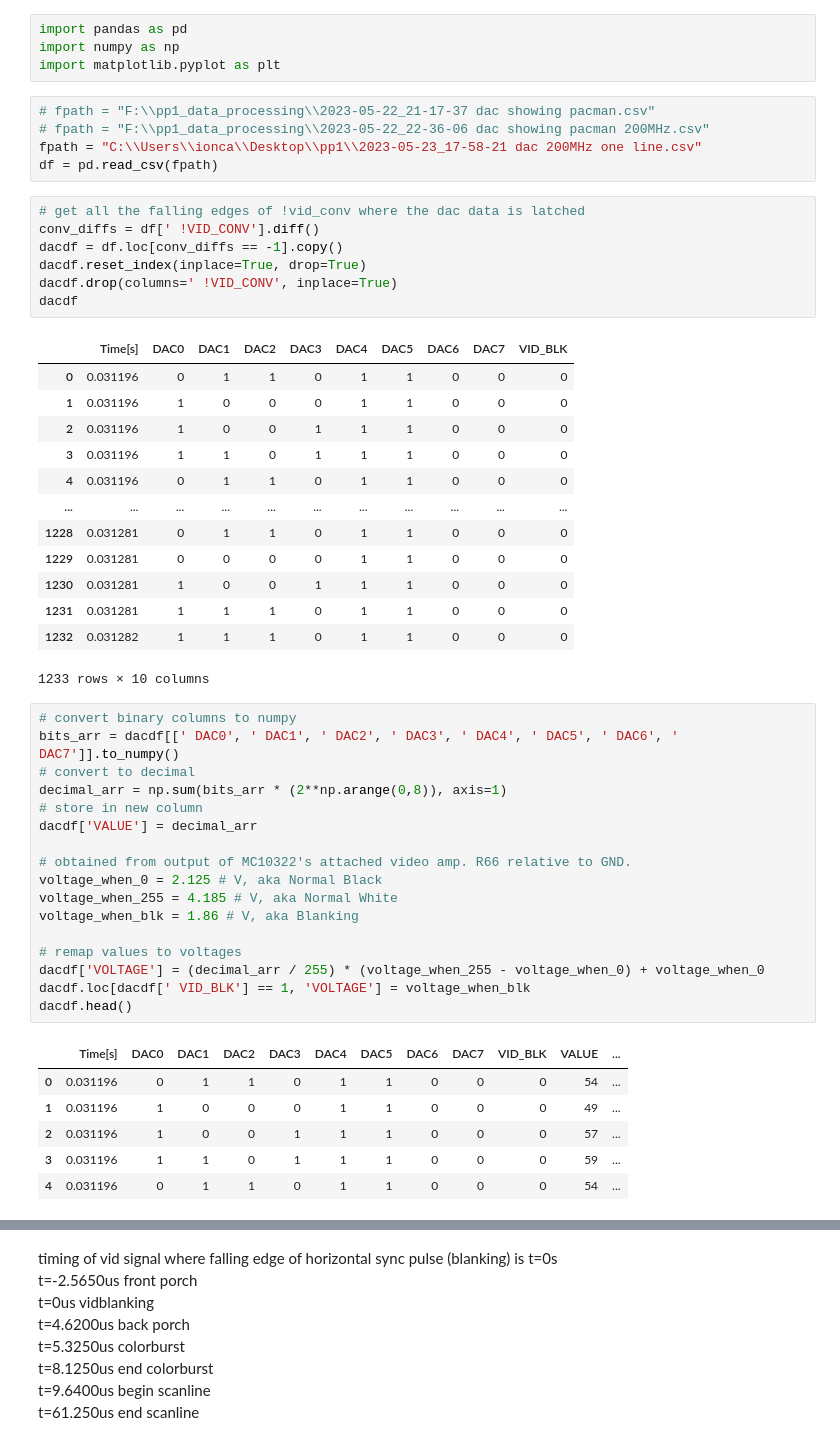
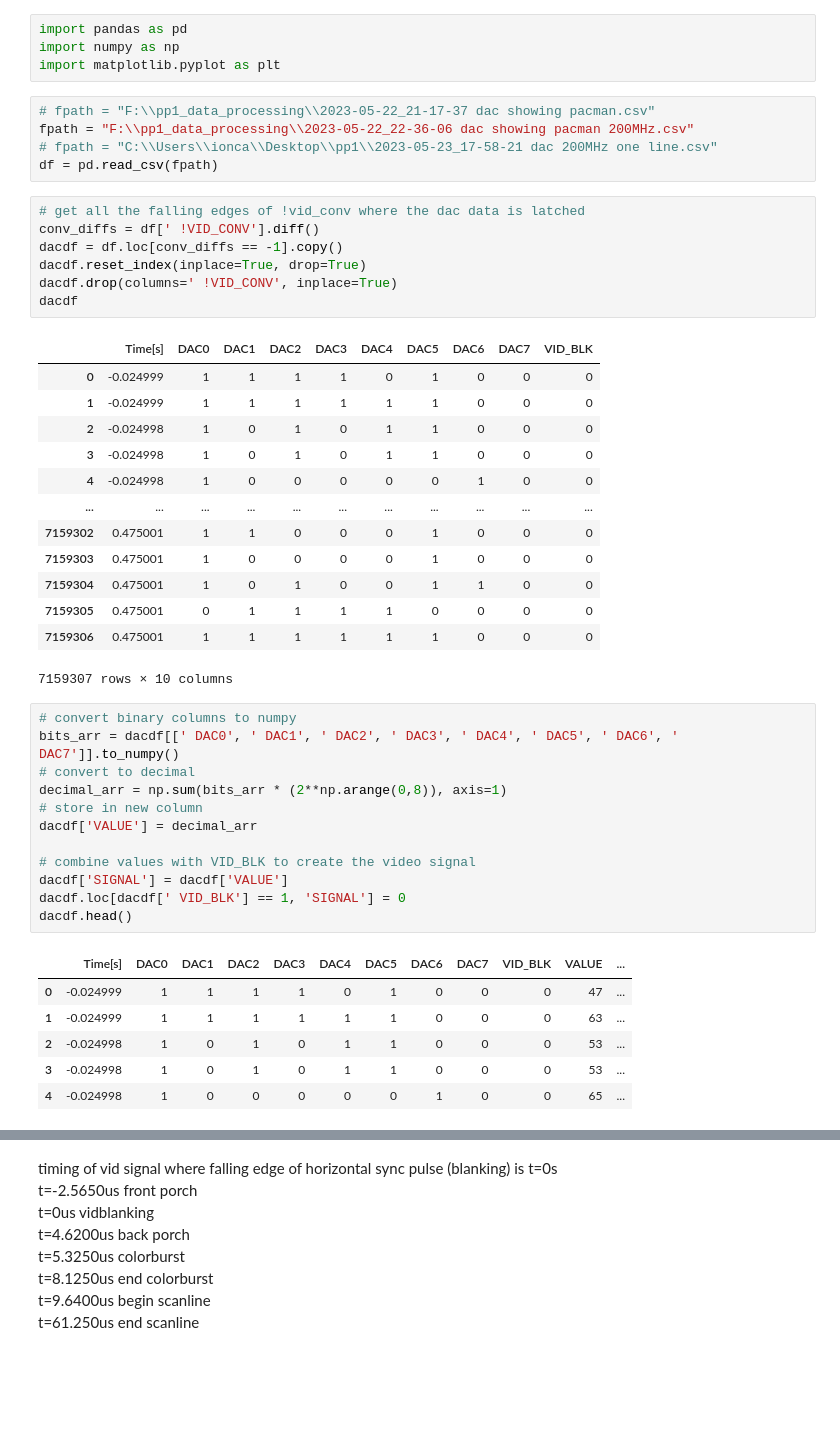
Before and after one commit to ebtrac/pp1_data_processing, a Jupyter notebook: pp1_dac_data_decoding.ipynb, the cells around one changed output, grey strips where cells are left out. Drawn from its saved outputs; the diff is of its cells as text; blank space fills up the shorter version.

```diff
--- a/pp1_dac_data_decoding.ipynb
+++ b/pp1_dac_data_decoding.ipynb
@@ -4,8 +4,8 @@ import numpy as np
 import matplotlib.pyplot as plt
 # %%
 # fpath = "F:\\pp1_data_processing\\2023-05-22_21-17-37 dac showing pacman.csv"
-# fpath = "F:\\pp1_data_processing\\2023-05-22_22-36-06 dac showing pacman 200MHz.csv"
-fpath = "C:\\Users\\ionca\\Desktop\\pp1\\2023-05-23_17-58-21 dac 200MHz one line.csv"
+fpath = "F:\\pp1_data_processing\\2023-05-22_22-36-06 dac showing pacman 200MHz.csv"
+# fpath = "C:\\Users\\ionca\\Desktop\\pp1\\2023-05-23_17-58-21 dac 200MHz one line.csv"
 df = pd.read_csv(fpath)
 # %%
 # get all the falling edges of !vid_conv where the dac data is latched
@@ -16,42 +16,37 @@ dacdf.drop(columns=' !VID_CONV', inplace=True)
 dacdf
 # %% [output]
 |  | Time[s] | DAC0 | DAC1 | DAC2 | DAC3 | DAC4 | DAC5 | DAC6 | DAC7 | VID_BLK |
-| 0 | 0.031196 | 0 | 1 | 1 | 0 | 1 | 1 | 0 | 0 | 0 |
-| 1 | 0.031196 | 1 | 0 | 0 | 0 | 1 | 1 | 0 | 0 | 0 |
-| 2 | 0.031196 | 1 | 0 | 0 | 1 | 1 | 1 | 0 | 0 | 0 |
-| 3 | 0.031196 | 1 | 1 | 0 | 1 | 1 | 1 | 0 | 0 | 0 |
-| 4 | 0.031196 | 0 | 1 | 1 | 0 | 1 | 1 | 0 | 0 | 0 |
+| 0 | -0.024999 | 1 | 1 | 1 | 1 | 0 | 1 | 0 | 0 | 0 |
+| 1 | -0.024999 | 1 | 1 | 1 | 1 | 1 | 1 | 0 | 0 | 0 |
+| 2 | -0.024998 | 1 | 0 | 1 | 0 | 1 | 1 | 0 | 0 | 0 |
+| 3 | -0.024998 | 1 | 0 | 1 | 0 | 1 | 1 | 0 | 0 | 0 |
+| 4 | -0.024998 | 1 | 0 | 0 | 0 | 0 | 0 | 1 | 0 | 0 |
 | ... | ... | ... | ... | ... | ... | ... | ... | ... | ... | ... |
-| 1228 | 0.031281 | 0 | 1 | 1 | 0 | 1 | 1 | 0 | 0 | 0 |
-| 1229 | 0.031281 | 0 | 0 | 0 | 0 | 1 | 1 | 0 | 0 | 0 |
-| 1230 | 0.031281 | 1 | 0 | 0 | 1 | 1 | 1 | 0 | 0 | 0 |
-| 1231 | 0.031281 | 1 | 1 | 1 | 0 | 1 | 1 | 0 | 0 | 0 |
-| 1232 | 0.031282 | 1 | 1 | 1 | 0 | 1 | 1 | 0 | 0 | 0 |
+| 7159302 | 0.475001 | 1 | 1 | 0 | 0 | 0 | 1 | 0 | 0 | 0 |
+| 7159303 | 0.475001 | 1 | 0 | 0 | 0 | 0 | 1 | 0 | 0 | 0 |
+| 7159304 | 0.475001 | 1 | 0 | 1 | 0 | 0 | 1 | 1 | 0 | 0 |
+| 7159305 | 0.475001 | 0 | 1 | 1 | 1 | 1 | 0 | 0 | 0 | 0 |
+| 7159306 | 0.475001 | 1 | 1 | 1 | 1 | 1 | 1 | 0 | 0 | 0 |
-1233 rows × 10 columns
+7159307 rows × 10 columns
 # %%
 # convert binary columns to numpy
 bits_arr = dacdf[[' DAC0', ' DAC1', ' DAC2', ' DAC3', ' DAC4', ' DAC5', ' DAC6', ' DAC7']].to_numpy()
 # convert to decimal
 decimal_arr = np.sum(bits_arr * (2**np.arange(0,8)), axis=1)
 # store in new column
 dacdf['VALUE'] = decimal_arr
 
-# obtained from output of MC10322's attached video amp. R66 relative to GND.
-voltage_when_0 = 2.125 # V, aka Normal Black
-voltage_when_255 = 4.185 # V, aka Normal White
-voltage_when_blk = 1.86 # V, aka Blanking
-
-# remap values to voltages
-dacdf['VOLTAGE'] = (decimal_arr / 255) * (voltage_when_255 - voltage_when_0) + voltage_when_0
-dacdf.loc[dacdf[' VID_BLK'] == 1, 'VOLTAGE'] = voltage_when_blk
+# combine values with VID_BLK to create the video signal
+dacdf['SIGNAL'] = dacdf['VALUE']
+dacdf.loc[dacdf[' VID_BLK'] == 1, 'SIGNAL'] = 0
 dacdf.head()
 # %% [output]
 |  | Time[s] | DAC0 | DAC1 | DAC2 | DAC3 | DAC4 | DAC5 | DAC6 | DAC7 | VID_BLK | VALUE | ... |
-| 0 | 0.031196 | 0 | 1 | 1 | 0 | 1 | 1 | 0 | 0 | 0 | 54 | ... |
-| 1 | 0.031196 | 1 | 0 | 0 | 0 | 1 | 1 | 0 | 0 | 0 | 49 | ... |
-| 2 | 0.031196 | 1 | 0 | 0 | 1 | 1 | 1 | 0 | 0 | 0 | 57 | ... |
-| 3 | 0.031196 | 1 | 1 | 0 | 1 | 1 | 1 | 0 | 0 | 0 | 59 | ... |
-| 4 | 0.031196 | 0 | 1 | 1 | 0 | 1 | 1 | 0 | 0 | 0 | 54 | ... |
+| 0 | -0.024999 | 1 | 1 | 1 | 1 | 0 | 1 | 0 | 0 | 0 | 47 | ... |
+| 1 | -0.024999 | 1 | 1 | 1 | 1 | 1 | 1 | 0 | 0 | 0 | 63 | ... |
+| 2 | -0.024998 | 1 | 0 | 1 | 0 | 1 | 1 | 0 | 0 | 0 | 53 | ... |
+| 3 | -0.024998 | 1 | 0 | 1 | 0 | 1 | 1 | 0 | 0 | 0 | 53 | ... |
+| 4 | -0.024998 | 1 | 0 | 0 | 0 | 0 | 0 | 1 | 0 | 0 | 65 | ... |
 # %%
 fig, ax = plt.subplots()
 fig.set_size_inches(18, 10)
```
Also changed, not shown: parts of 13 cells of this notebook.
